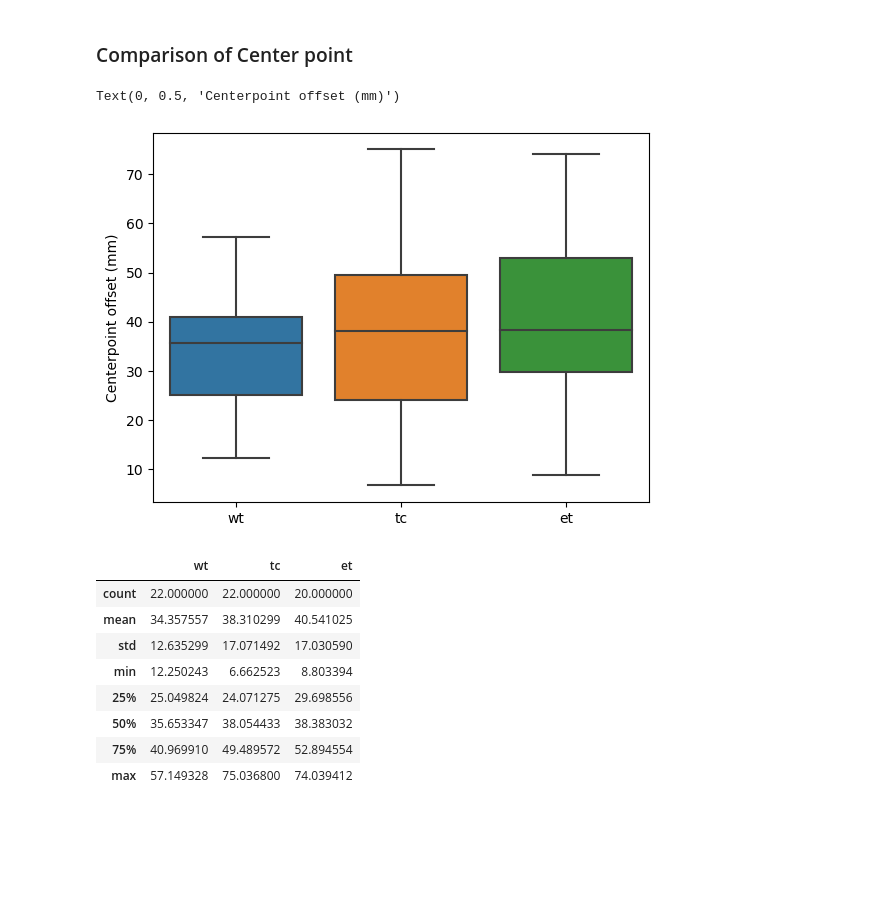
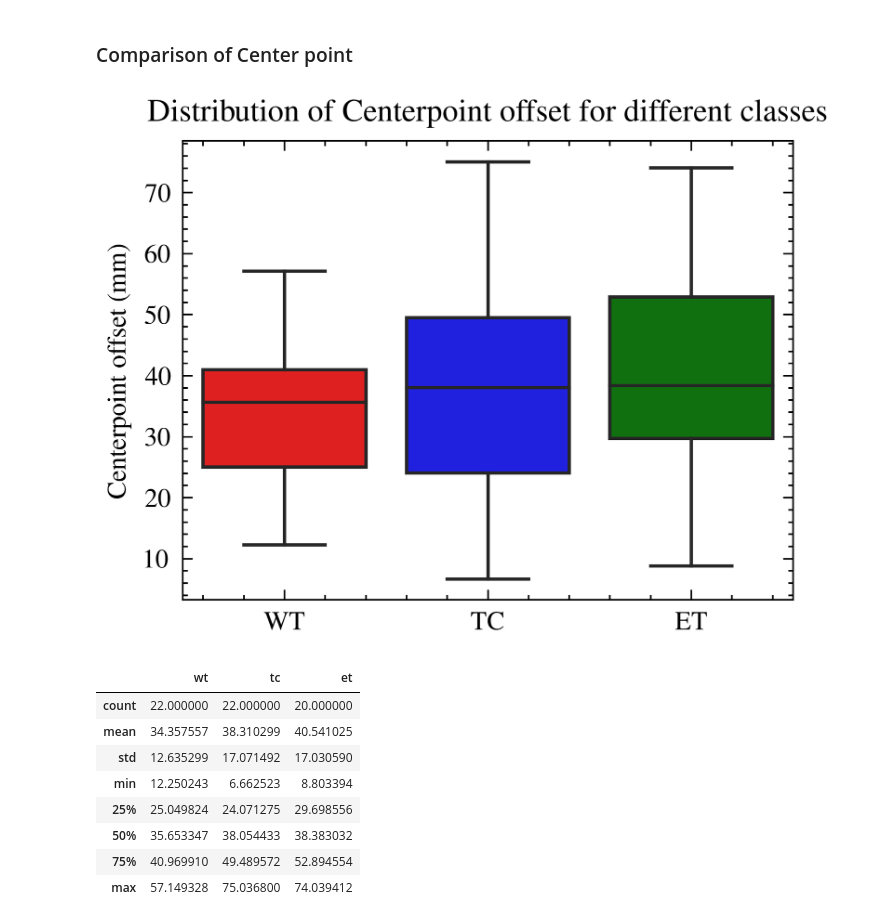
Before and after one commit to Prof-Iz/3D-Segmentation-of-Glioblastoma-from-MRI, a Jupyter notebook: Analysis.ipynb, the cells around one changed output. Saved outputs shown, nothing was run; the diff lists cells and outputs as text; code cells hidden in the pictures; blank space fills up the shorter version.

```diff
--- a/Analysis.ipynb
+++ b/Analysis.ipynb
@@ -635,12 +687,13 @@ df = pd.DataFrame({
     "tc" : tc_center_offset,
     "et" : et_center_offset
 })
-# %%
-fig = sns.boxplot(df)
-fig.set_ylabel("Centerpoint offset (mm)")
-# %% [output]
-Text(0, 0.5, 'Centerpoint offset (mm)')
-[figure, removed]
+# %%
+ax = sns.boxplot(df,palette=["red", "blue", "green", "yellow"])
+ax.set_ylabel("Centerpoint offset (mm)")
+ax.set_title("Distribution of Centerpoint offset for different classes");
+ax.set_xticklabels(["WT", "TC", "ET"]);
+# %% [output]
+[figure, added]
 # %%
 df.describe()
 # %% [output]
```
Also changed, not shown: parts of 19 cells of this notebook, 4 other files.
